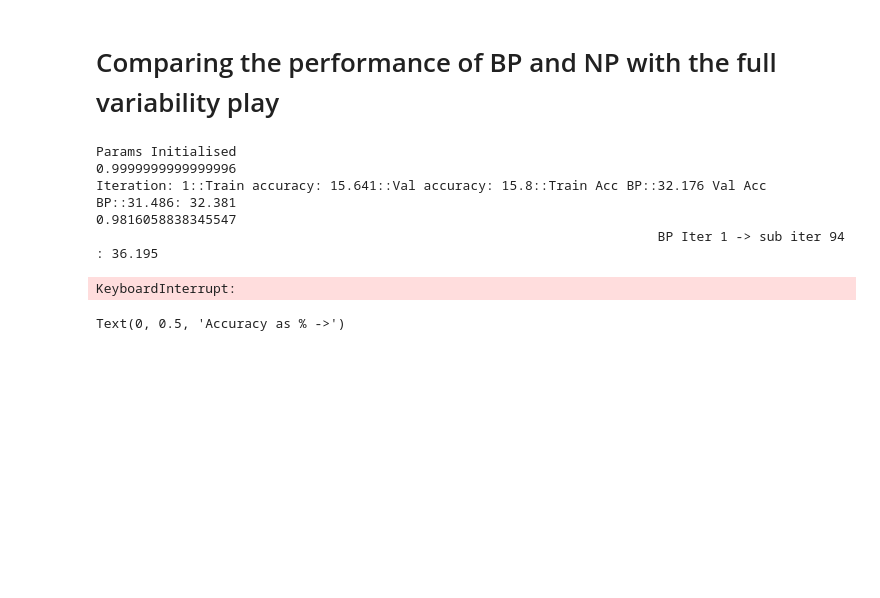
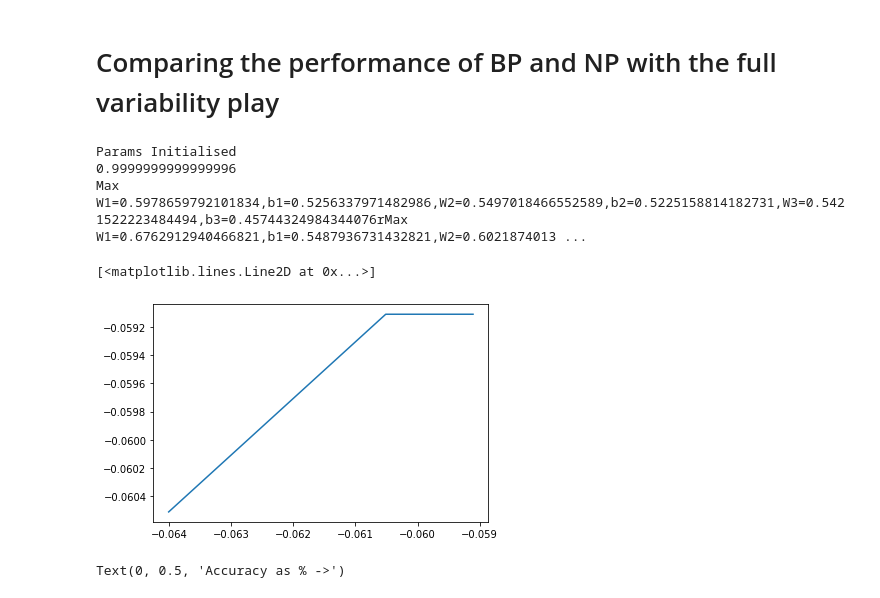
Before and after one commit to Rohit01-zoey/Perturbation-techniques-in-CNNs, a Jupyter notebook: code/mnistNodePert.ipynb, the cells around one changed output. Drawn from its saved outputs; the diff is of its cells as text; code cells hidden in the pictures; blank space fills up the shorter version.

```diff
--- a/code/mnistNodePert.ipynb
+++ b/code/mnistNodePert.ipynb
@@ -1474,6 +1474,11 @@ def batchGDComp(X,Y,iter, lrBP, lrNP, pert, seed=2,print_op=1):
       #print(W1)
 
 
+      #print(f"Max W1={np.max(np.abs(W1np))},b1={np.max(np.abs(b1np))},W2={np.max(np.abs(W2np))},b2={np.max(np.abs(b2np))},W3={np.max(np.abs(W3np))},b3={np.max(np.abs(b3np))}", end= 'r', flush=True)
+
+
+
+      ##print(f"Max W1={np.max(np.abs(W1np))},b1={np.max(np.abs(b1np))},W2={np.max(np.abs(W2np))},b2={np.max(np.abs(b2np))},W3={np.max(np.abs(W3np))},b3={np.max(np.abs(b3np))}", end= 'r', flush=True)
       #doing the back propagation for the same data set sample
       Z1, A1, Z2, A2, Z3, A3 = forward(X1, W1bp, b1bp, W2bp,b2bp, W3bp, b3bp)
       print(f"                                                                        BP Iter {i+1} -> sub iter {j} : {accuracy(predictions(A3), Y1)}", end = "\r", flush = True)
@@ -1517,6 +1522,7 @@ def batchGDComp(X,Y,iter, lrBP, lrNP, pert, seed=2,print_op=1):
       val_score = accuracy(predictions(A3_val), y_val)
       val_acc.append([accuracy(predictions(A3_val_bp), y_val), val_score])
       #print(f'Val accuracy: {val_score}')
+
       print(f"Iteration: {i + 1}::Train accuracy: {train_score}::Val accuracy: {val_score}::Train Acc BP::{accuracy(predictions(A3_train_bp), Y)} Val Acc BP::{accuracy(predictions(A3_val_bp), y_val)}")
 
 
@@ -1525,7 +1531,7 @@ def batchGDComp(X,Y,iter, lrBP, lrNP, pert, seed=2,print_op=1):
       #sum_weights.append(sum_w)
       #print(f'Sum of weights: {sum_w}')
 
-  return w1Sim, b1Sim, w2Sim, b2Sim, w3Sim, b3Sim, train_acc, val_acc, train_loss, val_loss, sum_weights, W1np, dW1bp
+  return w1Sim, b1Sim, w2Sim, b2Sim, w3Sim, b3Sim, train_acc, val_acc, train_loss, val_loss, sum_weights, W3np, dW1bp
 # %%
 w1Sim, b1Sim, w2Sim, b2Sim, w3Sim, b3Sim, trainAccBoth, valAccBoth, _, _, _, dW3np1, dW3bp1 = batchGDComp(x_train,y_train,1, 0.1, 0.1, 0.001, seed=2,print_op=1)
 # %% [output]
@@ -1744,6 +1750,7 @@ def batchGDCompOC(X,Y,iter, lrBP, lrNP, pert, mu, sigma, vDD, precision, discret
   b2Sim = []
   w3Sim = []
   b3Sim = []
+  W1comp = []
 
   W1, b1, W2, b2, W3, b3 = params_init(2)
 
@@ -1760,7 +1767,6 @@ def batchGDCompOC(X,Y,iter, lrBP, lrNP, pert, mu, sigma, vDD, precision, discret
   b2Currents = initMosParam((50, 1), mu, sigma, vDD, precision)
   W3Currents = initMosParam((10, 50),mu, sigma, vDD, precision)
   b3Currents = initMosParam((10, 1), mu, sigma, vDD, precision)
-
 
 
 
@@ -1802,10 +1808,13 @@ def batchGDCompOC(X,Y,iter, lrBP, lrNP, pert, mu, sigma, vDD, precision, discret
       W3varocnp = weightTransformWithVariability(W3np, W3Currents, precision, step, discreteSteps)
       b3varocnp = weightTransformWithVariability(b3np, b3Currents, precision, step, discreteSteps)
 
+      W1comp.append([W1np[0, 0], W1varocnp[0, 0]])
+
+
       #print(W3varocnp.shape)
       #doing the node perturbation pass first
       Z1, A1, Z2, A2, Z3, A3 = forward(X1, W1varocnp, b1varocnp, W2varocnp,b2varocnp, W3varocnp, b3varocnp)
-      print(f"NP Iter {i} -> sub iter {j} : {round(accuracy(predictions(A3), Y1), 3)}", end = "\r", flush = True)
+      ###print(f"NP Iter {i} -> sub iter {j} : {round(accuracy(predictions(A3), Y1), 3)}", end = "\r", flush = True)
       #lossBeforePert = np.sum((A3-one_hot_encoding(Y1))**2, axis=0)
       lossBeforePert = crossEntropy(one_hot_encoding(Y1), A3+1e-16)
 
@@ -1826,6 +1835,8 @@ def batchGDCompOC(X,Y,iter, lrBP, lrNP, pert, mu, sigma, vDD, precision, discret
 
       W1np, b1np, W2np, b2np, W3np, b3np = param_update(W1varocnp, b1varocnp, W2varocnp,b2varocnp, W3varocnp, b3varocnp, dW1varocnp, db1varocnp, dW2varocnp, db2varocnp, dW3varocnp, db3varocnp, lr = lrNP)
       #print(W1)
+      print(f"Max W1={np.max(np.abs(W1np))},b1={np.max(np.abs(b1np))},W2={np.max(np.abs(W2np))},b2={np.max(np.abs(b2np))},W3={np.max(np.abs(W3np))},b3={np.max(np.abs(b3np))}", end= 'r', flush=True)
+
 
 
 
@@ -1839,7 +1850,7 @@ def batchGDCompOC(X,Y,iter, lrBP, lrNP, pert, mu, sigma, vDD, precision, discret
       b3varocbp = weightTransformWithVariability(b3bp, b3Currents, precision, step, discreteSteps)
 
       Z1, A1, Z2, A2, Z3, A3 = forward(X1, W1varocbp, b1varocbp, W2varocbp,b2varocbp, W3varocbp, b3varocbp)
-      print(f"                                                                        BP Iter {i} -> sub iter {j} : {round(accuracy(predictions(A3), Y1),3)}", end = "\r", flush = True)
+      ###print(f"                                                                        BP Iter {i} -> sub iter {j} : {round(accuracy(predictions(A3), Y1),3)}", end = "\r", flush = True)
       #print(f"Main iter: {i} Sub iter : {j}\n")
       dW1bp, db1bp, dW2bp, db2bp, dW3bp, db3bp = backprop(Z1, A1, Z2, A2, Z3, A3, W1varocbp, W2varocbp, W3varocbp, X1, Y1)
       #print(f"iter in iter{j}")
@@ -1891,7 +1902,7 @@ def batchGDCompOC(X,Y,iter, lrBP, lrNP, pert, mu, sigma, vDD, precision, discret
       val_score = accuracy(predictions(A3_val), y_val)
       val_acc.append([accuracy(predictions(A3_val_bp), y_val), val_score])
       #print(f'Val accuracy: {val_score}')
-      print(f"Iteration: {i + 1}::Train accuracy: {round(train_score, 3)}::Val accuracy: {round(val_score, 3)}::Train Acc BP::{round(accuracy(predictions(A3_train_bp), Y), 3)} Val Acc BP::{round(accuracy(predictions(A3_val_bp), y_val), 3)}")
+      ###print(f"Iteration: {i + 1}::Train accuracy: {round(train_score, 3)}::Val accuracy: {round(val_score, 3)}::Train Acc BP::{round(accuracy(predictions(A3_train_bp), Y), 3)} Val Acc BP::{round(accuracy(predictions(A3_val_bp), y_val), 3)}")
 
 
       #obtain the sum of weights and append to the sum array
@@ -1899,9 +1910,9 @@ def batchGDCompOC(X,Y,iter, lrBP, lrNP, pert, mu, sigma, vDD, precision, discret
       #sum_weights.append(sum_w)
       #print(f'Sum of weights: {sum_w}')
 
-  return w1Sim, b1Sim, w2Sim, b2Sim, w3Sim, b3Sim, train_acc, val_acc, train_loss, val_loss, sum_weights
+  return w1Sim, b1Sim, w2Sim, b2Sim, w3Sim, b3Sim, train_acc, val_acc, train_loss, val_loss, sum_weights, W1comp
 # %%
-iter=20
+iter=1
 lrBP=0.01
 lrNP=0.01
 pert=0.001
@@ -1909,19 +1920,23 @@ mu = 0.7
 sigma = 0.1
 vDD = 5
 precision = 10#setting the precision value of the calculations
-wRange = 1
+wRange = 2
 noOfLevels = 2**precision - 1 #no of levels of quantization
 step = round(wRange/noOfLevels, precision) #step size of each of the step after quantization
 discreteSteps = [round(step*i, precision) for i in range(0, noOfLevels)] #storing the values of the steps
 # %%
-w1Sim, b1Sim, w2Sim, b2Sim, w3Sim, b3Sim, train_accwithVarg, val_accwithVarg, train_losswithVarg, val_losswithVarg, sum_weights = batchGDCompOC(x_train,y_train,iter, lrBP, lrNP, pert, mu, sigma, vDD, precision, discreteSteps, print_op=1)
+w1Sim, b1Sim, w2Sim, b2Sim, w3Sim, b3Sim, train_accwithVarg, val_accwithVarg, train_losswithVarg, val_losswithVarg, sum_weights, compMeComp = batchGDCompOC(x_train,y_train,iter, lrBP, lrNP, pert, mu, sigma, vDD, precision, discreteSteps, print_op=1)
 # %% [output]
 Params Initialised
 0.9999999999999996
-Iteration: 1::Train accuracy: 15.641::Val accuracy: 15.8::Train Acc BP::32.176 Val Acc BP::31.486: 32.381
-0.9816058838345547
-                                                                        BP Iter 1 -> sub iter 94 : 36.195
+Max W1=0.5978659792101834,b1=0.5256337971482986,W2=0.5497018466552589,b2=0.5225158814182731,W3=0.5421522223484494,b3=0.45744324984344076rMax W1=0.6762912940466821,b1=0.5487936731432821,W2=0.6021874013 ...
-KeyboardInterrupt:
+# %%
+ttt = [i[0] for i in compMeComp]
+tti = [i[1] for i in compMeComp]
+plt.plot(ttt, tti)
+# %% [output]
+[<matplotlib.lines.Line2D at 0x...>]
+[figure, added]
 # %%
 trainBPAcc= [i[0] for i in train_accwithVarg]
 trainNPAcc = [i[1] for i in train_accwithVarg]
```
Also changed, not shown: parts of 3 cells of this notebook.
